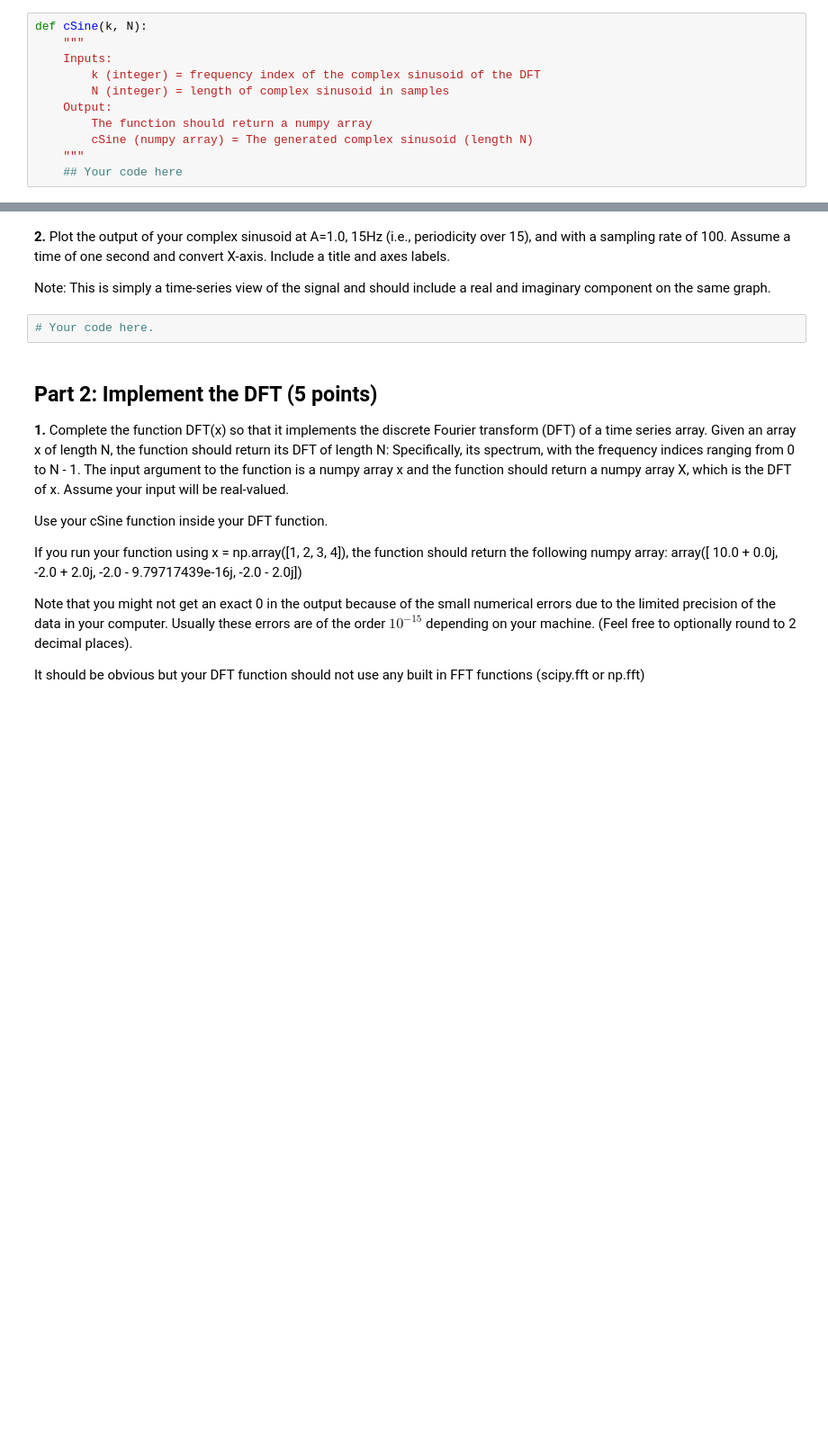
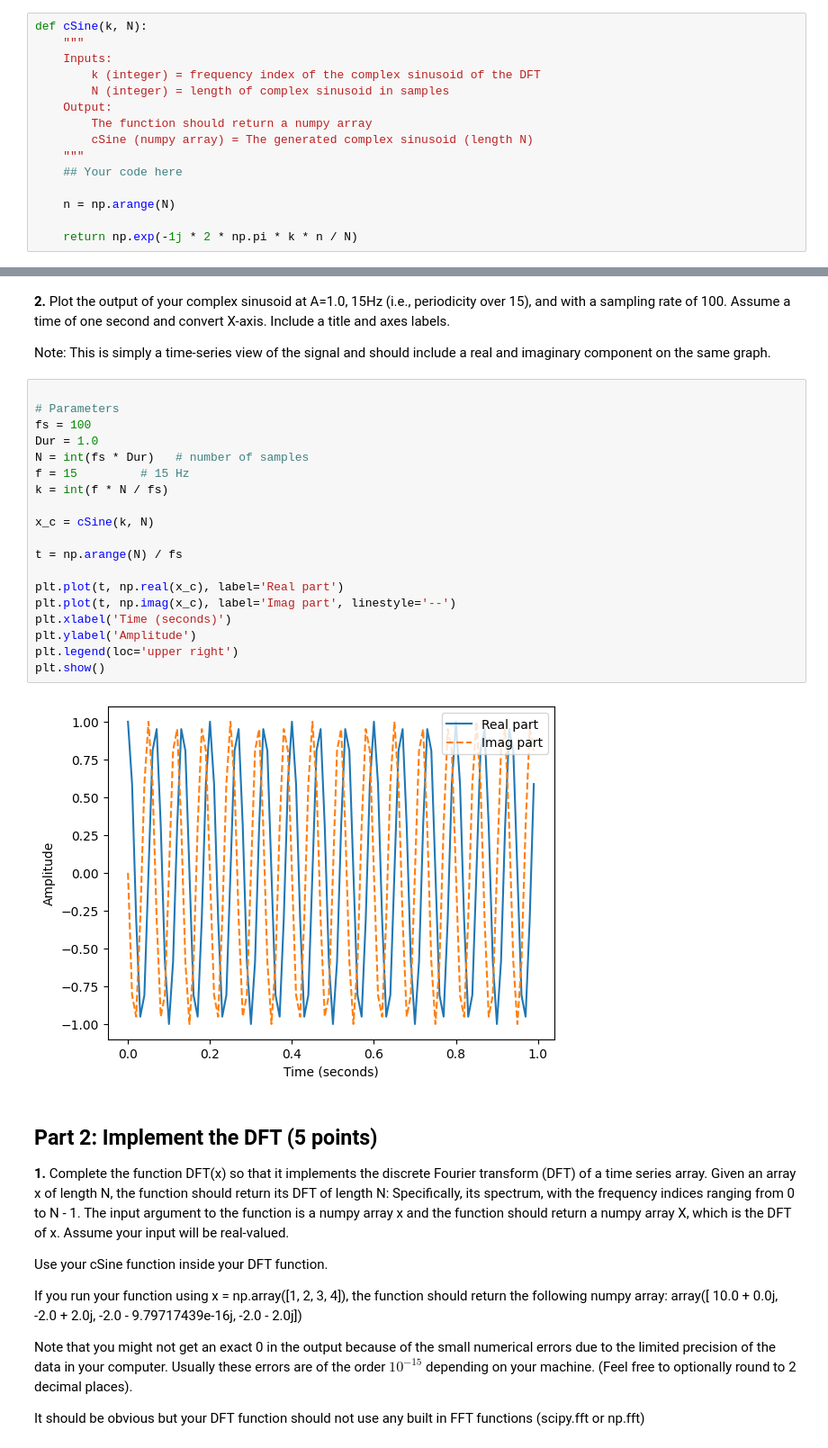
Before and after one commit to jalynf706-dot/AudioTechII, a Jupyter notebook: HW/HW2.ipynb, the cells around one changed output, grey strips where cells are left out. Shown at 90% size. Cells and saved outputs as stored; diff of their text form; blank space fills up the shorter version.

```diff
--- a/HW/HW2.ipynb
+++ b/HW/HW2.ipynb
@@ -37,14 +37,37 @@ def cSine(k, N):
         cSine (numpy array) = The generated complex sinusoid (length N)
     """
     ## Your code here
+
+    n = np.arange(N)
+
+    return np.exp(-1j * 2 * np.pi * k * n / N)
 # %% [markdown]
 ## Graphing (1 point)
 # %% [markdown]
 **2.** Plot the output of your complex sinusoid at A=1.0, 15Hz (i.e., periodicity over 15), and with a sampling rate of 100. Assume a time of one second and convert X-axis. Include a title and axes labels.
 
 Note: This is simply a time-series view of the signal and should include a real and imaginary component on the same graph.
-# %%
-# Your code here.
+# %%
+
+# Parameters
+fs = 100
+Dur = 1.0
+N = int(fs * Dur)   # number of samples
+f = 15         # 15 Hz
+k = int(f * N / fs)
+
+x_c = cSine(k, N)
+
+t = np.arange(N) / fs
+
+plt.plot(t, np.real(x_c), label='Real part')
+plt.plot(t, np.imag(x_c), label='Imag part', linestyle='--')
+plt.xlabel('Time (seconds)')
+plt.ylabel('Amplitude')
+plt.legend(loc='upper right')
+plt.show()
+# %% [output]
+[figure, added]
 # %% [markdown]
 ## Part 2: Implement the DFT (5 points)
 
```
Also changed, not shown: parts of 7 cells of this notebook.
